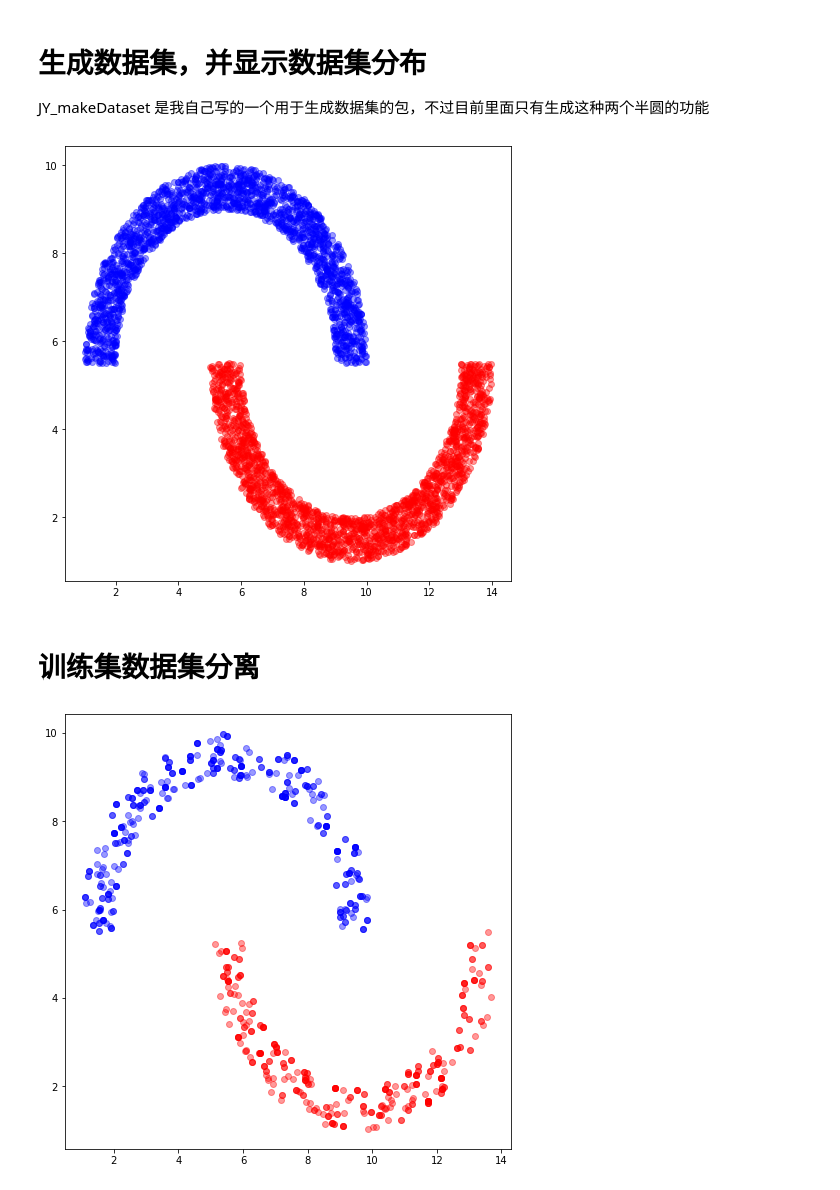
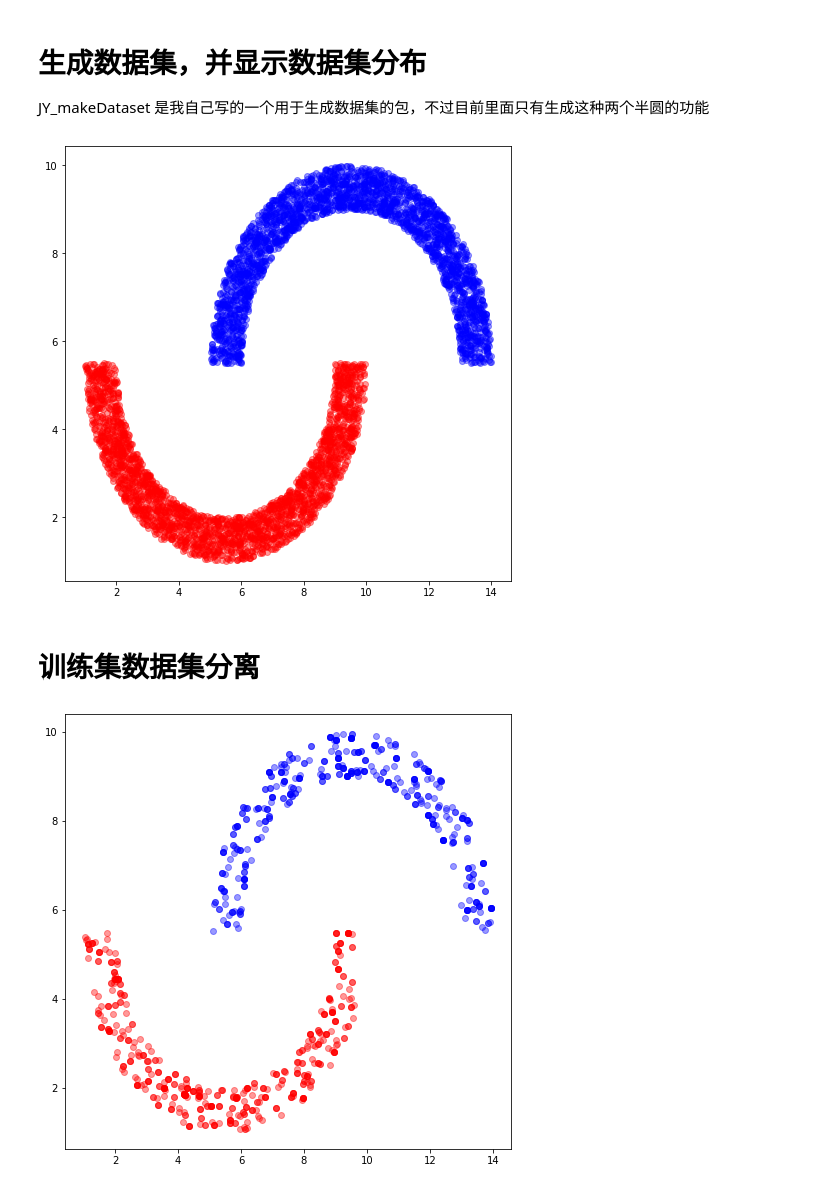
Before and after one commit to JingYu0266/ML-algorithm-implementation, a Jupyter notebook: Perceptron/Perceptron_v2.ipynb, the cells around one changed output. Cells and saved outputs as stored; diff of their text form; code cells hidden in the pictures.

```diff
--- a/Perceptron/Perceptron_v2.ipynb
+++ b/Perceptron/Perceptron_v2.ipynb
@@ -17,27 +23,27 @@ JY_makeDataset 是我自己写的一个用于生成数据集的包，不过目
 # %%
 # Set random number seed for random module to make it easy to reproduce
 Jy_makeDataset.random_state(random_seed)
 ## using the Jy_makeDataset.draw_HalfMoon （我自己写的 数据集 生成程序）
-X,y = Jy_makeDataset.draw_HalfMoon(n_sample=4000,positive_val= 1,negative_val= -1)
+X,y = Jy_makeDataset.draw_HalfMoon(n_sample=5000,positive_val= 1,negative_val= -1,slope=0)
 ## using the sklearn.datasets.make_classification to generate data set
 # X,y = make_classification(n_samples=2000, n_features=2,n_redundant=0,n_informative=1,n_clusters_per_class=1,random_state= random_seed)
 
 y = np.array(list(map(lambda x : 1 if x == 1 else -1,list(y))))
 
 fig = plt.figure(num = 1 , figsize=(8,8))
 
 p_x1 = [X[i,0] for i in range(len(X)) if y[i] == 1]
 p_x2 = [X[i,1] for i in range(len(X)) if y[i] == 1]
 n_x1 = [X[i,0] for i in range(len(X)) if y[i] == -1]
 n_x2 = [X[i,1] for i in range(len(X)) if y[i] == -1]
 
 ax1 = fig.add_subplot(111)
 ax1.scatter(p_x1,p_x2,c = 'blue',alpha = 0.4)
 ax1.scatter(n_x1,n_x2,c = 'red',alpha = 0.4)
 
 plt.show()
 # %% [output]
-[figure, old version]
+[figure, new version]
 # %% [markdown]
 # 训练集数据集分离
 # %%
@@ -61,7 +67,7 @@ ax1.scatter(n_x1,n_x2,c = 'red',alpha = 0.4)
 
 plt.show()
 # %% [output]
-[figure, old version]
+[figure, new version]
 # %%
 class Perceptron(object):
     # fit training data to get a Suitable parameters
```
Also changed, not shown: parts of 3 cells of this notebook, 3 other files.
